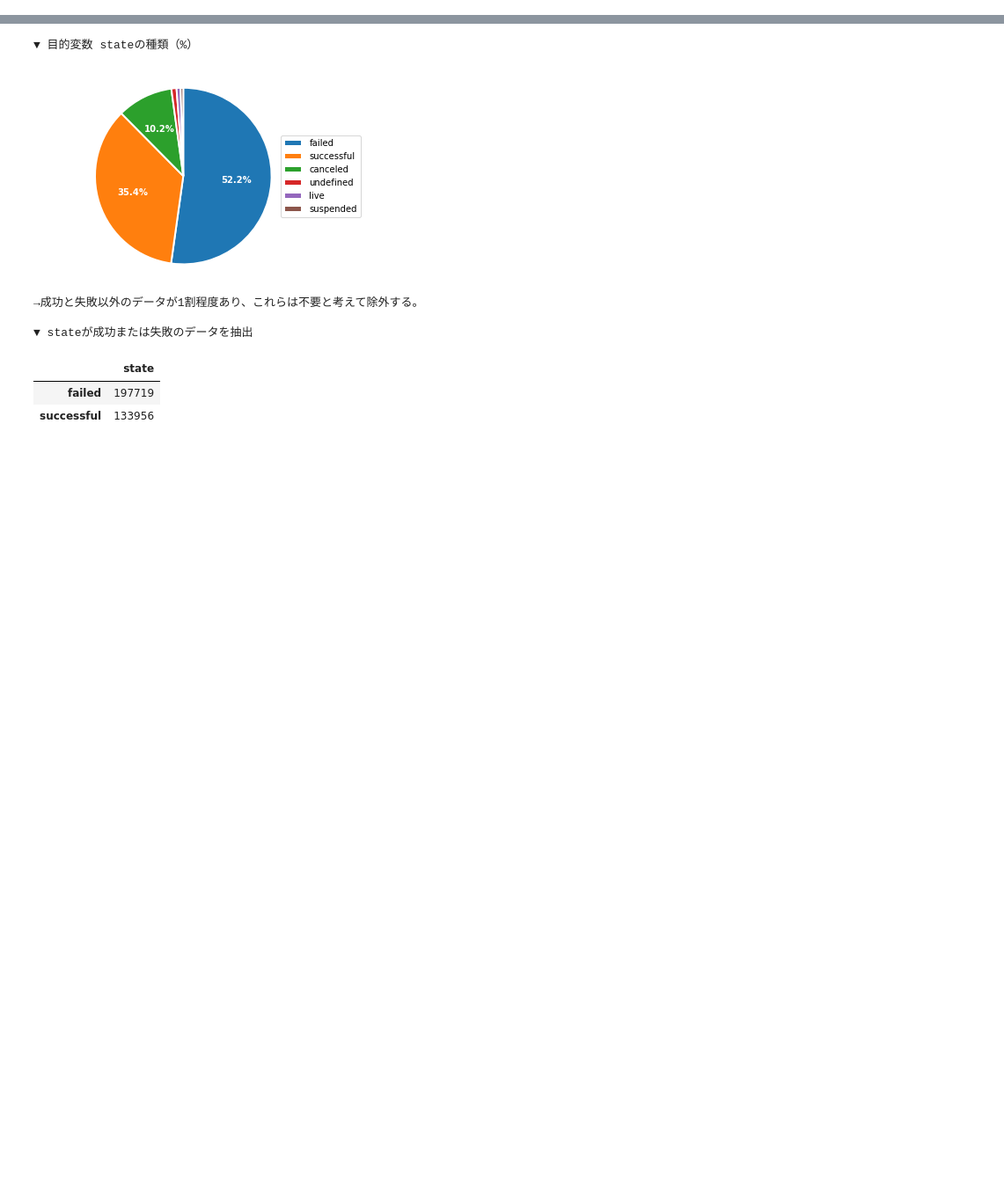
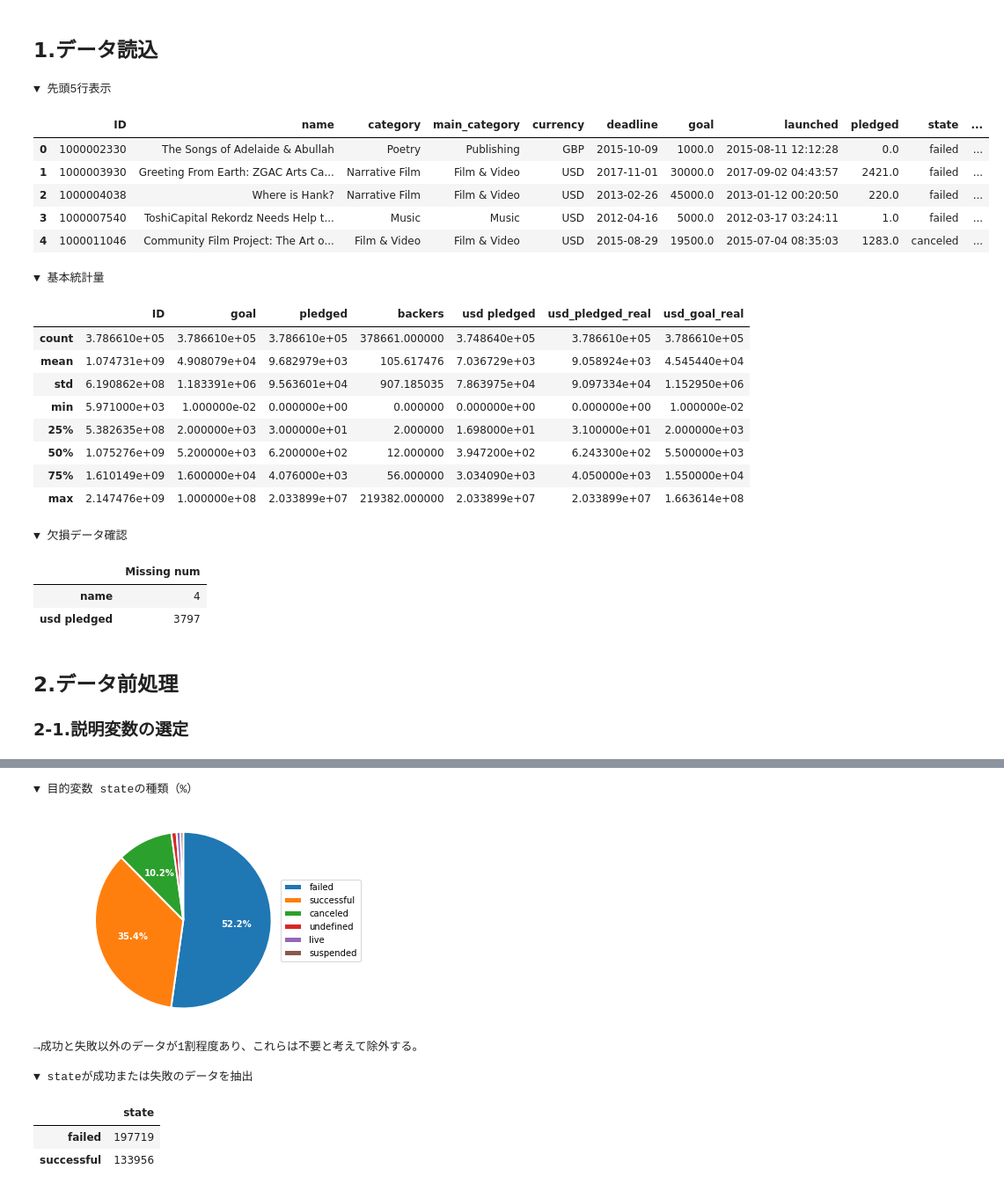
Before and after one commit to arsma12/skillupAI, a Jupyter notebook: Day1_work_長谷川雅代.ipynb, the cells around one changed output, grey strips where cells are left out. Shown at 88% size. Saved outputs shown, nothing was run; the diff lists cells and outputs as text; code cells hidden in the pictures; blank space fills up the shorter version.

```diff
--- a/Day1_work_長谷川雅代.ipynb
+++ b/Day1_work_長谷川雅代.ipynb
@@ -207,0 +150,41 @@ df = df.drop(['deadline'], axis=1)
+# %% [markdown]
+## 1.データ読込
+# %%
+# ****************************************************************************
+# ◆ 1.データ読込
+# ****************************************************************************
+df= pd.read_csv('./ks-projects-201801.csv',parse_dates=['deadline', 'launched'])
+
+print("\n▼ 先頭5行表示")
+display(df.head(5))
+
+print("\n▼ 基本統計量")
+display(df.describe())
+
+print('\n▼ 欠損データ確認')
+display(pd.DataFrame(df.isnull().sum()[df.isnull().sum()>0],columns=['Missing num']))
+# %% [output]
+▼ 先頭5行表示
+|  | ID | name | category | main_category | currency | deadline | goal | launched | pledged | state | ... |
+| 0 | 1000002330 | The Songs of Adelaide & Abullah | Poetry | Publishing | GBP | 2015-10-09 | 1000.0 | 2015-08-11 12:12:28 | 0.0 | failed | ... |
+| 1 | 1000003930 | Greeting From Earth: ZGAC Arts Ca... | Narrative Film | Film & Video | USD | 2017-11-01 | 30000.0 | 2017-09-02 04:43:57 | 2421.0 | failed | ... |
+| 2 | 1000004038 | Where is Hank? | Narrative Film | Film & Video | USD | 2013-02-26 | 45000.0 | 2013-01-12 00:20:50 | 220.0 | failed | ... |
+| 3 | 1000007540 | ToshiCapital Rekordz Needs Help t... | Music | Music | USD | 2012-04-16 | 5000.0 | 2012-03-17 03:24:11 | 1.0 | failed | ... |
+| 4 | 1000011046 | Community Film Project: The Art o... | Film & Video | Film & Video | USD | 2015-08-29 | 19500.0 | 2015-07-04 08:35:03 | 1283.0 | canceled | ... |
+▼ 基本統計量
+|  | ID | goal | pledged | backers | usd pledged | usd_pledged_real | usd_goal_real |
+| count | 3.786610e+05 | 3.786610e+05 | 3.786610e+05 | 378661.000000 | 3.748640e+05 | 3.786610e+05 | 3.786610e+05 |
+| mean | 1.074731e+09 | 4.908079e+04 | 9.682979e+03 | 105.617476 | 7.036729e+03 | 9.058924e+03 | 4.545440e+04 |
+| std | 6.190862e+08 | 1.183391e+06 | 9.563601e+04 | 907.185035 | 7.863975e+04 | 9.097334e+04 | 1.152950e+06 |
+| min | 5.971000e+03 | 1.000000e-02 | 0.000000e+00 | 0.000000 | 0.000000e+00 | 0.000000e+00 | 1.000000e-02 |
+| 25% | 5.382635e+08 | 2.000000e+03 | 3.000000e+01 | 2.000000 | 1.698000e+01 | 3.100000e+01 | 2.000000e+03 |
+| 50% | 1.075276e+09 | 5.200000e+03 | 6.200000e+02 | 12.000000 | 3.947200e+02 | 6.243300e+02 | 5.500000e+03 |
+| 75% | 1.610149e+09 | 1.600000e+04 | 4.076000e+03 | 56.000000 | 3.034090e+03 | 4.050000e+03 | 1.550000e+04 |
+| max | 2.147476e+09 | 1.000000e+08 | 2.033899e+07 | 219382.000000 | 2.033899e+07 | 2.033899e+07 | 1.663614e+08 |
+▼ 欠損データ確認
+|  | Missing num |
+| name | 4 |
+| usd pledged | 3797 |
+# %% [markdown]
+## 2.データ前処理
+### 2-1.説明変数の選定
```
Also changed, not shown: parts of 25 cells of this notebook.
